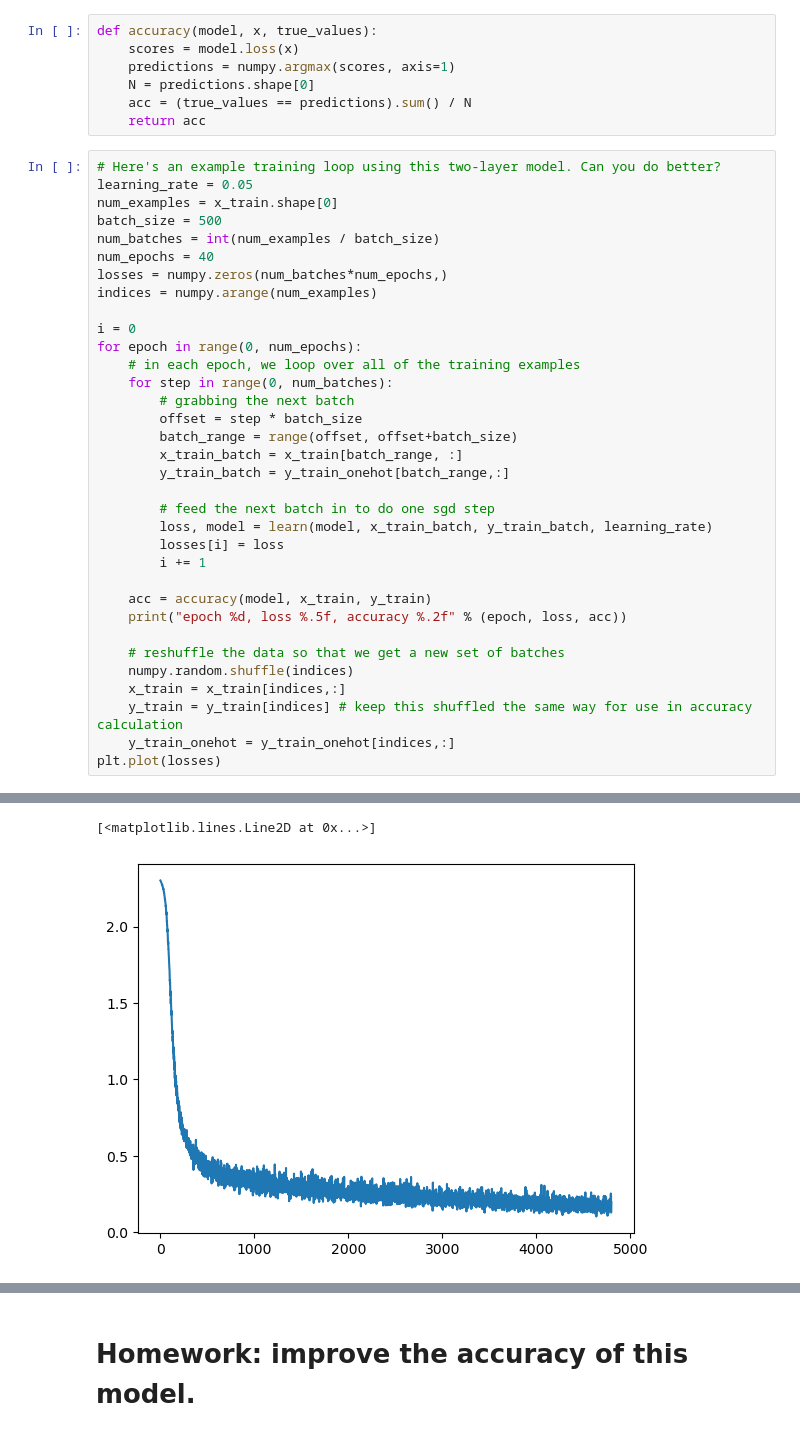
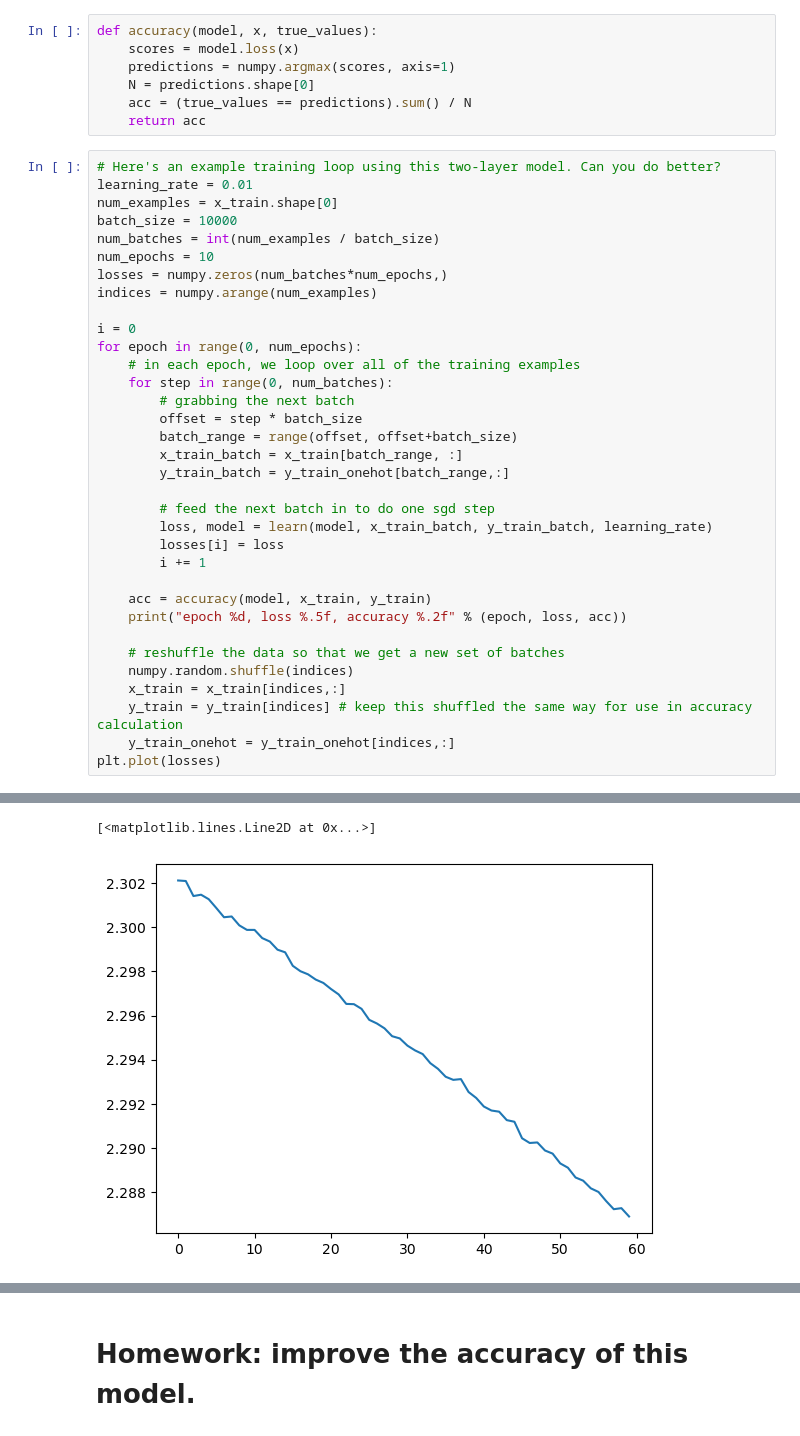
Before and after one commit to jamesgabbard/ai-science-training-series, a Jupyter notebook: 02_neural_networks_python/02_full_net.ipynb, the cells around one changed output, grey strips where cells are left out. Drawn from its saved outputs; the diff is of its cells as text.

```diff
--- a/02_neural_networks_python/02_full_net.ipynb
+++ b/02_neural_networks_python/02_full_net.ipynb
@@ -76,11 +76,11 @@ def accuracy(model, x, true_values):
     return acc
 # %%
 # Here's an example training loop using this two-layer model. Can you do better?
-learning_rate = 0.05
+learning_rate = 0.01
 num_examples = x_train.shape[0]
-batch_size = 500
+batch_size = 10000
 num_batches = int(num_examples / batch_size)
-num_epochs = 40
+num_epochs = 10
 losses = numpy.zeros(num_batches*num_epochs,)
 indices = numpy.arange(num_examples)
 
@@ -129,3 +122,3 @@ epoch 39, loss 0.19691, accuracy 0.95
 [<matplotlib.lines.Line2D at 0x...>]
-[figure, old version]
+[figure, new version]
 # %%
```
Also changed, not shown: parts of 4 cells of this notebook.
